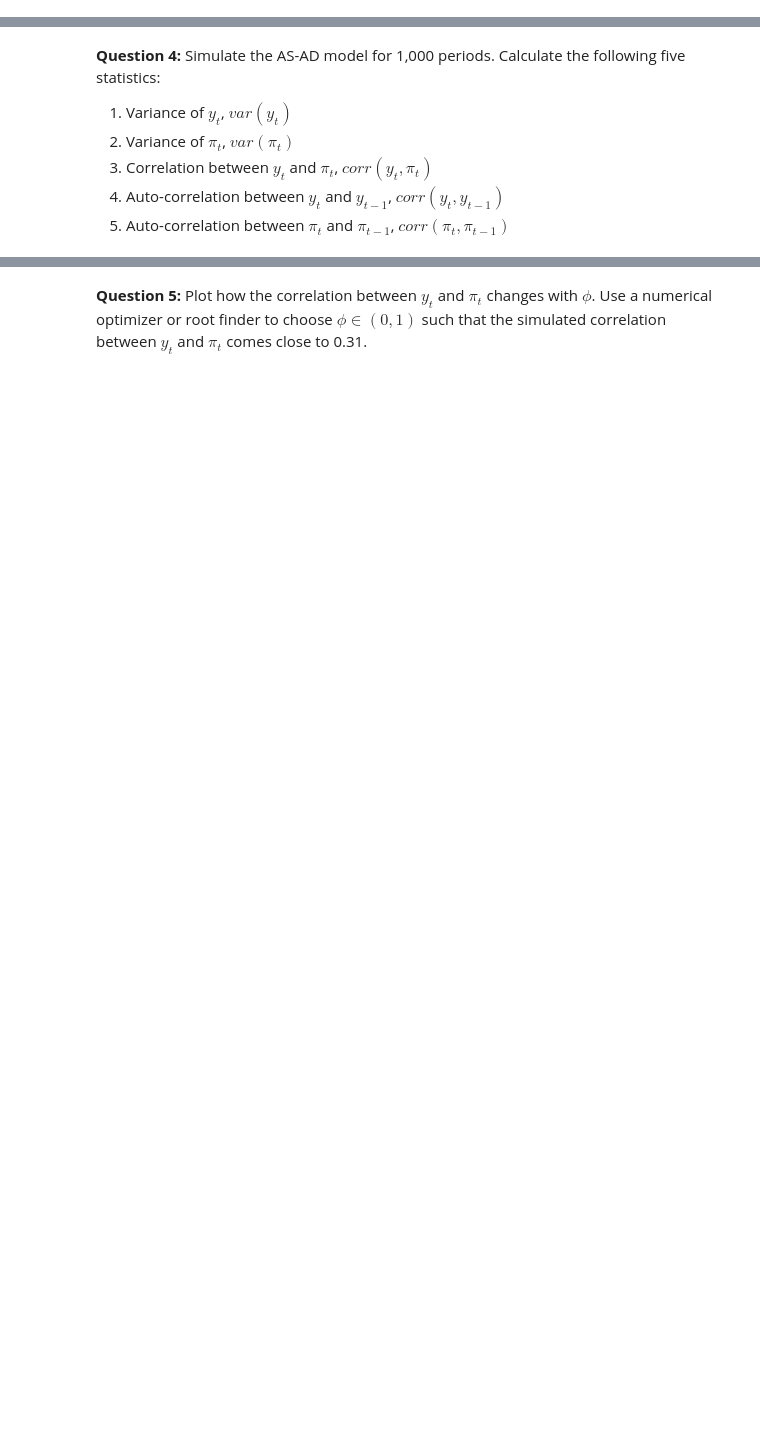
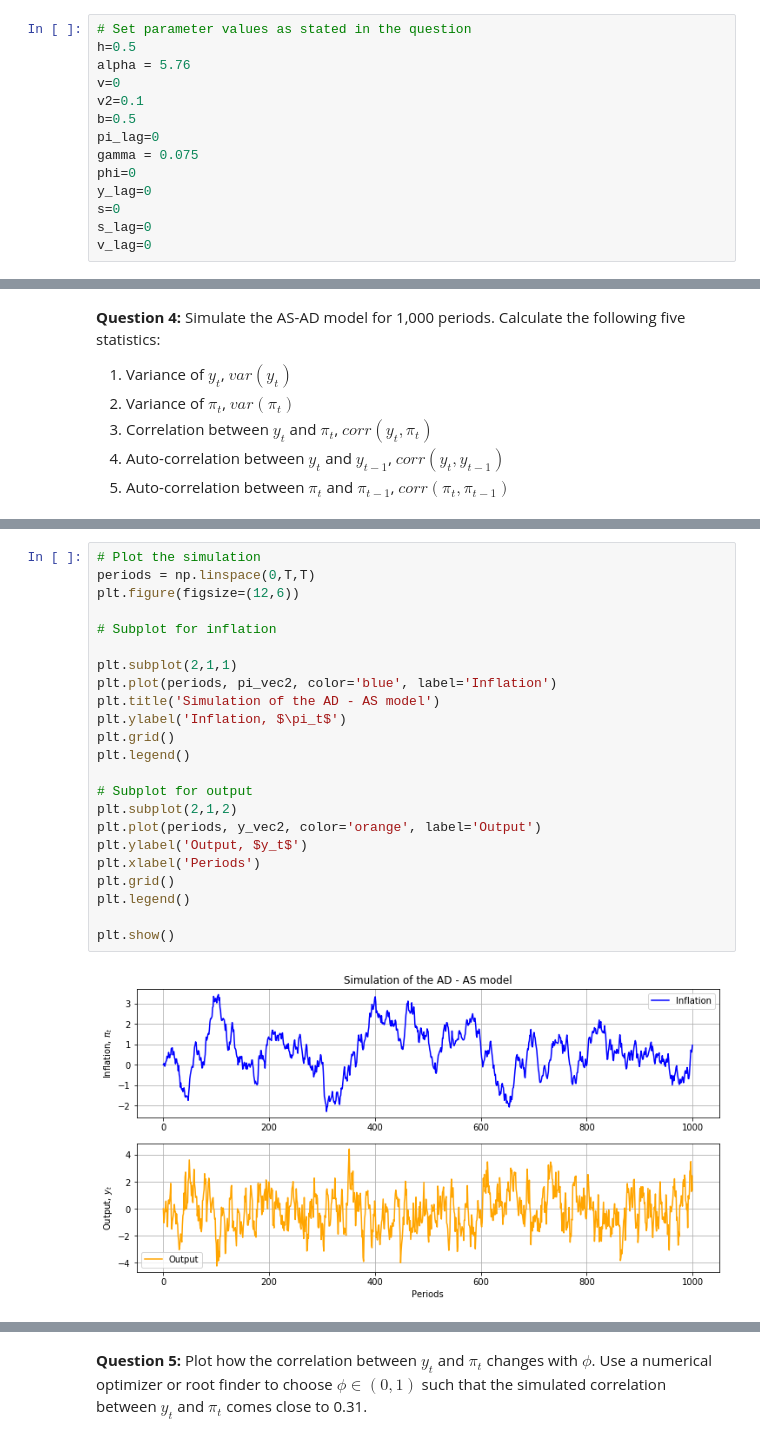
Before and after one commit to NumEconCopenhagen/projects-2019-alexander-helene, a Jupyter notebook: examproject/exam_2019.ipynb, the cells around one changed output, grey strips where cells are left out. Drawn from its saved outputs; the diff is of its cells as text; blank space fills up the shorter version.

```diff
--- a/examproject/exam_2019.ipynb
+++ b/examproject/exam_2019.ipynb
@@ -441,0 +564,14 @@ par['gamma'] = 0.075
+# %%
+# Set parameter values as stated in the question
+h=0.5
+alpha = 5.76
+v=0
+v2=0.1
+b=0.5
+pi_lag=0
+gamma = 0.075
+phi=0
+y_lag=0
+s=0
+s_lag=0
+v_lag=0
@@ -471,0 +739,25 @@ par['sigma_c'] = 0.2
+# %%
+# Plot the simulation
+periods = np.linspace(0,T,T)
+plt.figure(figsize=(12,6))
+
+# Subplot for inflation
+
+plt.subplot(2,1,1)
+plt.plot(periods, pi_vec2, color='blue', label='Inflation')
+plt.title('Simulation of the AD - AS model')
+plt.ylabel('Inflation, $\pi_t$')
+plt.grid()
+plt.legend()
+
+# Subplot for output
+plt.subplot(2,1,2)
+plt.plot(periods, y_vec2, color='orange', label='Output')
+plt.ylabel('Output, $y_t$')
+plt.xlabel('Periods')
+plt.grid()
+plt.legend()
+
+plt.show()
+# %% [output]
+[figure, added]
```
Also changed, not shown: parts of 33 cells of this notebook.
